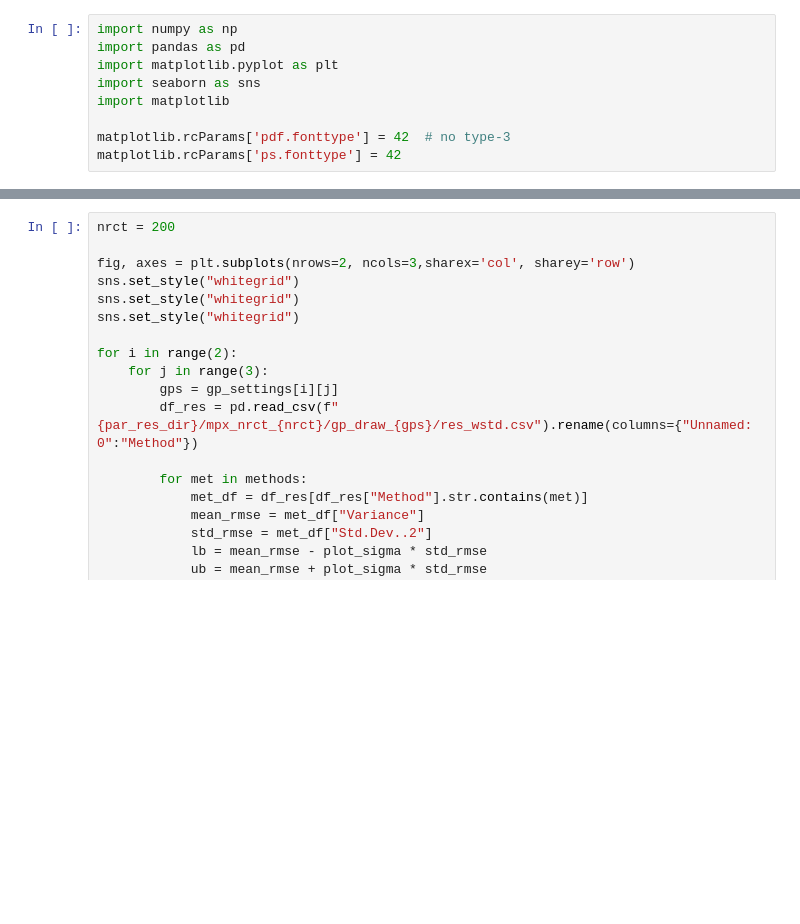
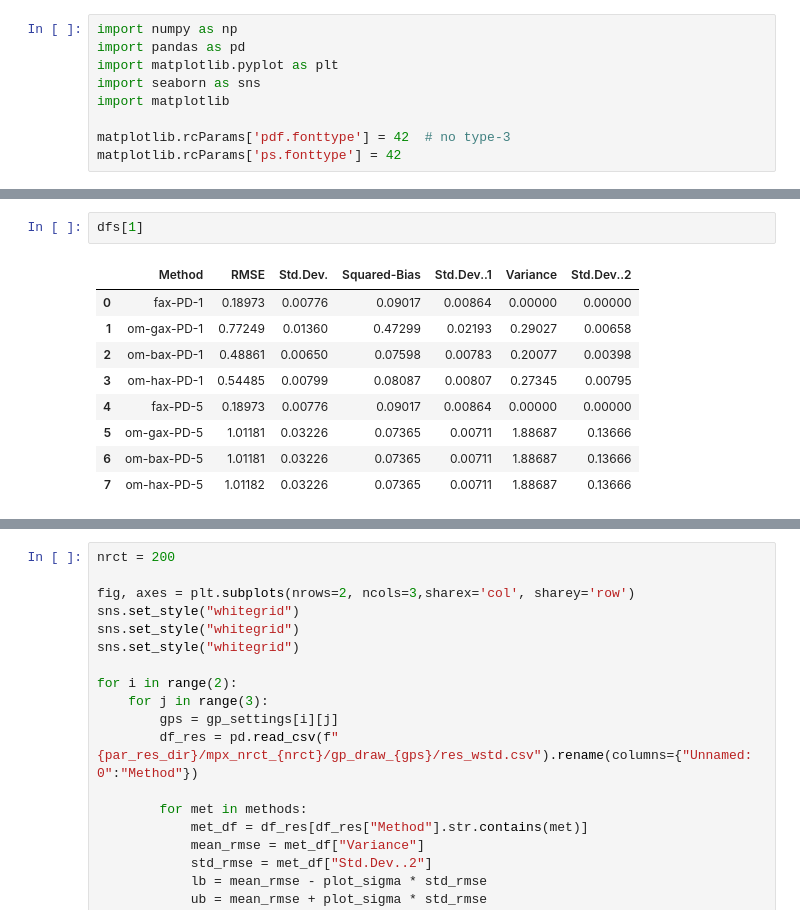
Before and after one commit to demireal/ppci, a Jupyter notebook: rb-synthetic-experiments/plot.ipynb, the cells around one changed output, grey strips where cells are left out. Saved outputs shown, nothing was run; the diff lists cells and outputs as text; blank space fills up the shorter version.

```diff
--- a/rb-synthetic-experiments/plot.ipynb
+++ b/rb-synthetic-experiments/plot.ipynb
@@ -56,3 +68,15 @@ plt.savefig(f"rmse_nrct{nrct}.svg", bbox_inches="tight")
+# %%
+dfs[1]
+# %% [output]
+|  | Method | RMSE | Std.Dev. | Squared-Bias | Std.Dev..1 | Variance | Std.Dev..2 |
+| 0 | fax-PD-1 | 0.18973 | 0.00776 | 0.09017 | 0.00864 | 0.00000 | 0.00000 |
+| 1 | om-gax-PD-1 | 0.77249 | 0.01360 | 0.47299 | 0.02193 | 0.29027 | 0.00658 |
+| 2 | om-bax-PD-1 | 0.48861 | 0.00650 | 0.07598 | 0.00783 | 0.20077 | 0.00398 |
+| 3 | om-hax-PD-1 | 0.54485 | 0.00799 | 0.08087 | 0.00807 | 0.27345 | 0.00795 |
+| 4 | fax-PD-5 | 0.18973 | 0.00776 | 0.09017 | 0.00864 | 0.00000 | 0.00000 |
+| 5 | om-gax-PD-5 | 1.01181 | 0.03226 | 0.07365 | 0.00711 | 1.88687 | 0.13666 |
+| 6 | om-bax-PD-5 | 1.01181 | 0.03226 | 0.07365 | 0.00711 | 1.88687 | 0.13666 |
+| 7 | om-hax-PD-5 | 1.01182 | 0.03226 | 0.07365 | 0.00711 | 1.88687 | 0.13666 |
 # %%
 nrct = 200
 
```
Also changed, not shown: parts of 3 cells of this notebook, 3 other files.
